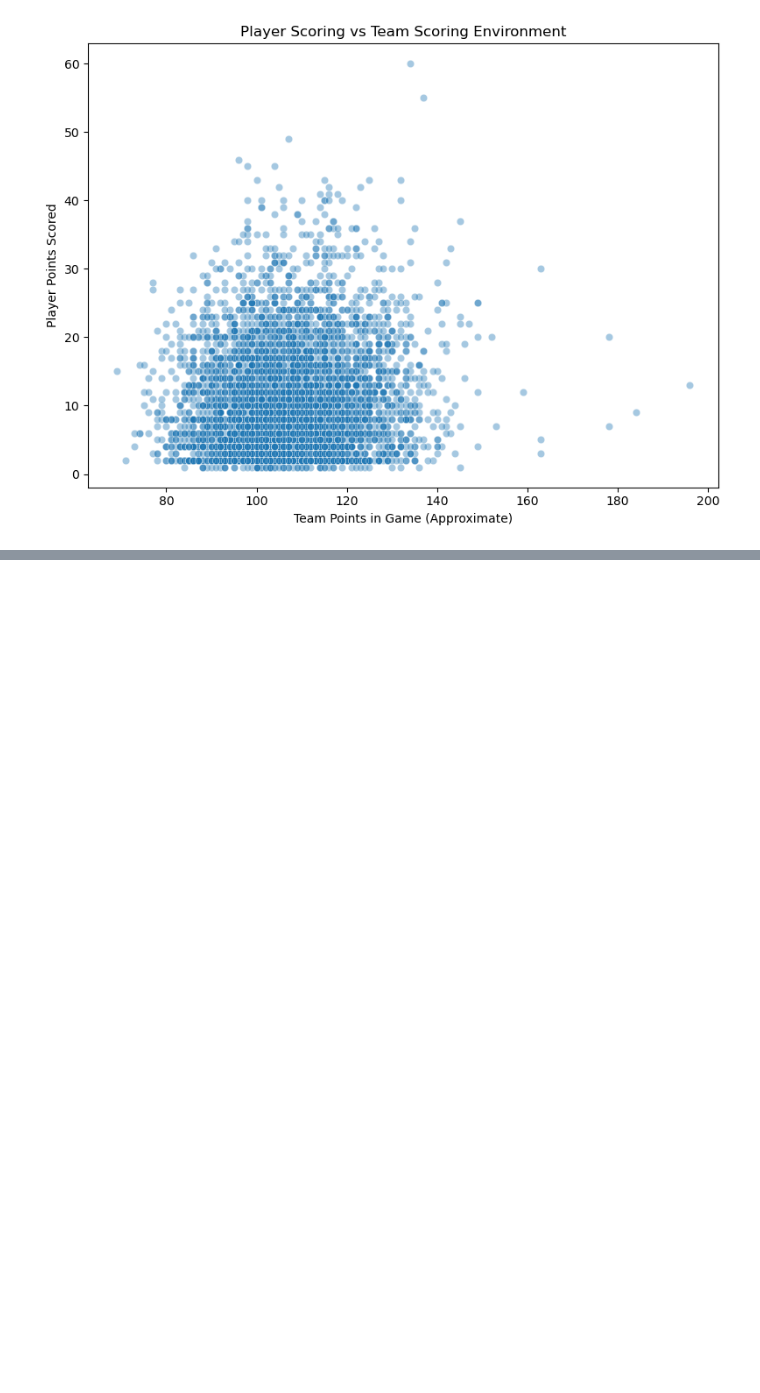
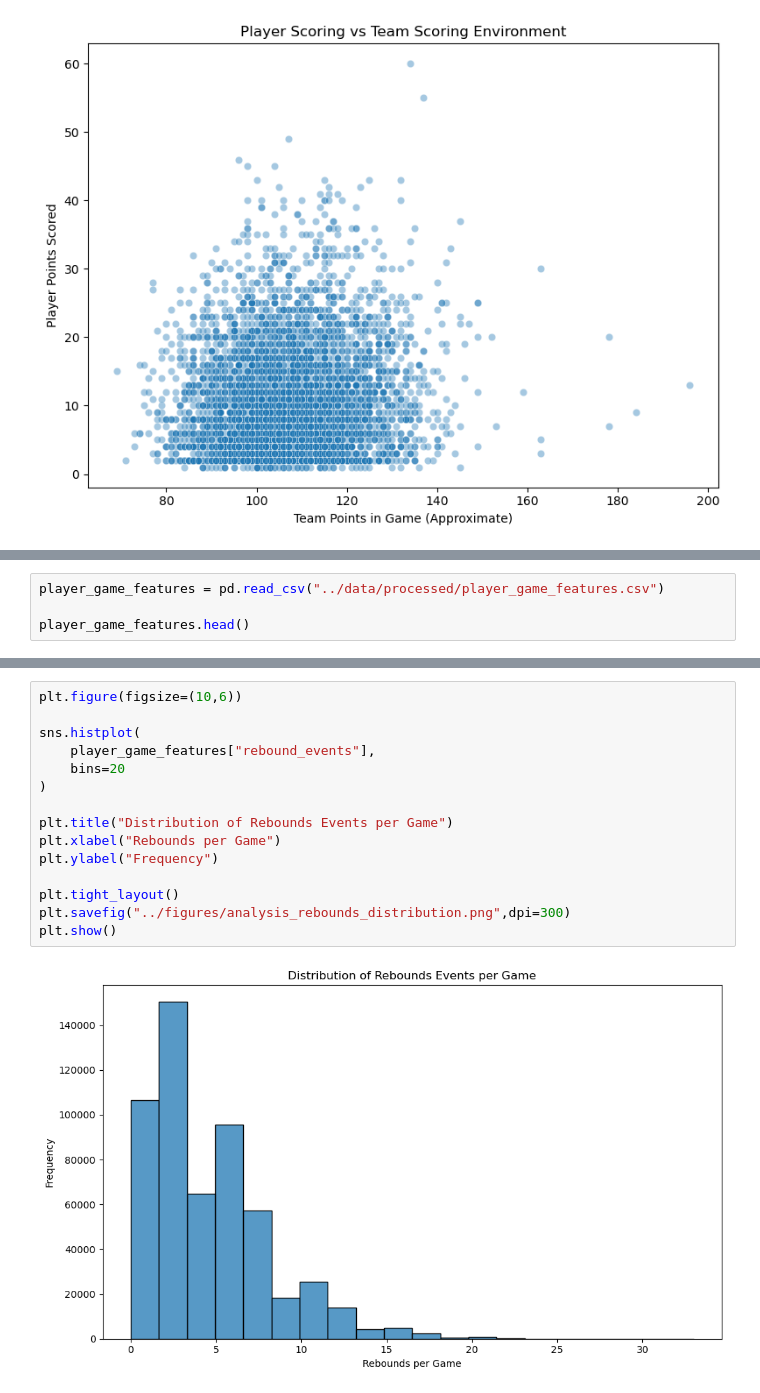
Before and after one commit to Jorgemontanez25/NBA_players_performance, a Jupyter notebook: notebooks/02_analysis.ipynb, the cells around one changed output, grey strips where cells are left out. Saved outputs shown, nothing was run; the diff lists cells and outputs as text; blank space fills up the shorter version.

Commit message:
Add rebound analysis and modeling-ready feature insights

```diff
--- a/notebooks/02_analysis.ipynb
+++ b/notebooks/02_analysis.ipynb
@@ -366,0 +265,4 @@ plt.show()
+# %%
+player_game_features = pd.read_csv("../data/processed/player_game_features.csv")
+
+player_game_features.head()
@@ -366,0 +276,17 @@ plt.show()
+# %%
+plt.figure(figsize=(10,6))
+
+sns.histplot(
+    player_game_features["rebound_events"],
+    bins=20
+)
+
+plt.title("Distribution of Rebounds Events per Game")
+plt.xlabel("Rebounds per Game")
+plt.ylabel("Frequency")
+
+plt.tight_layout()
+plt.savefig("../figures/analysis_rebounds_distribution.png",dpi=300)
+plt.show()
+# %% [output]
+[figure, added]
```
Also changed, not shown: parts of 22 cells of this notebook, 2 other files.
